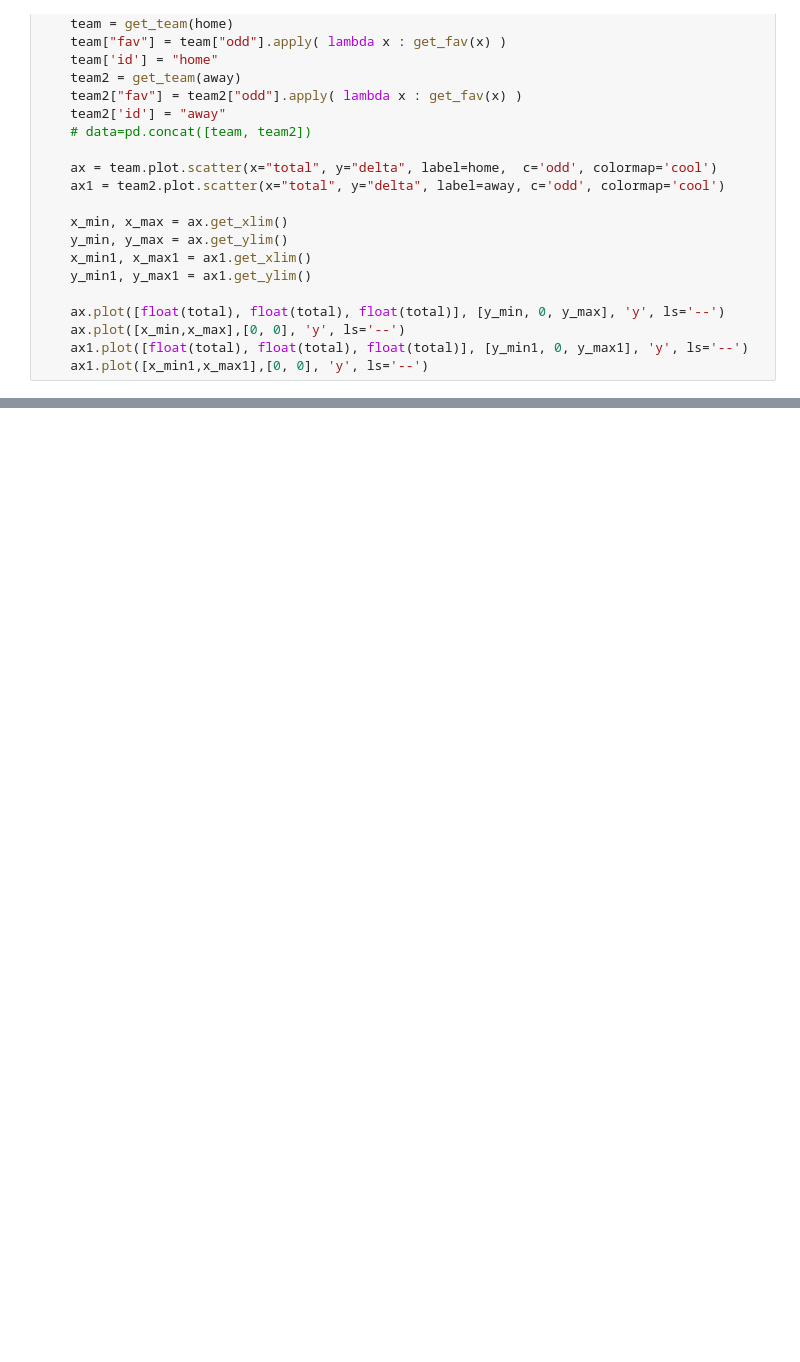
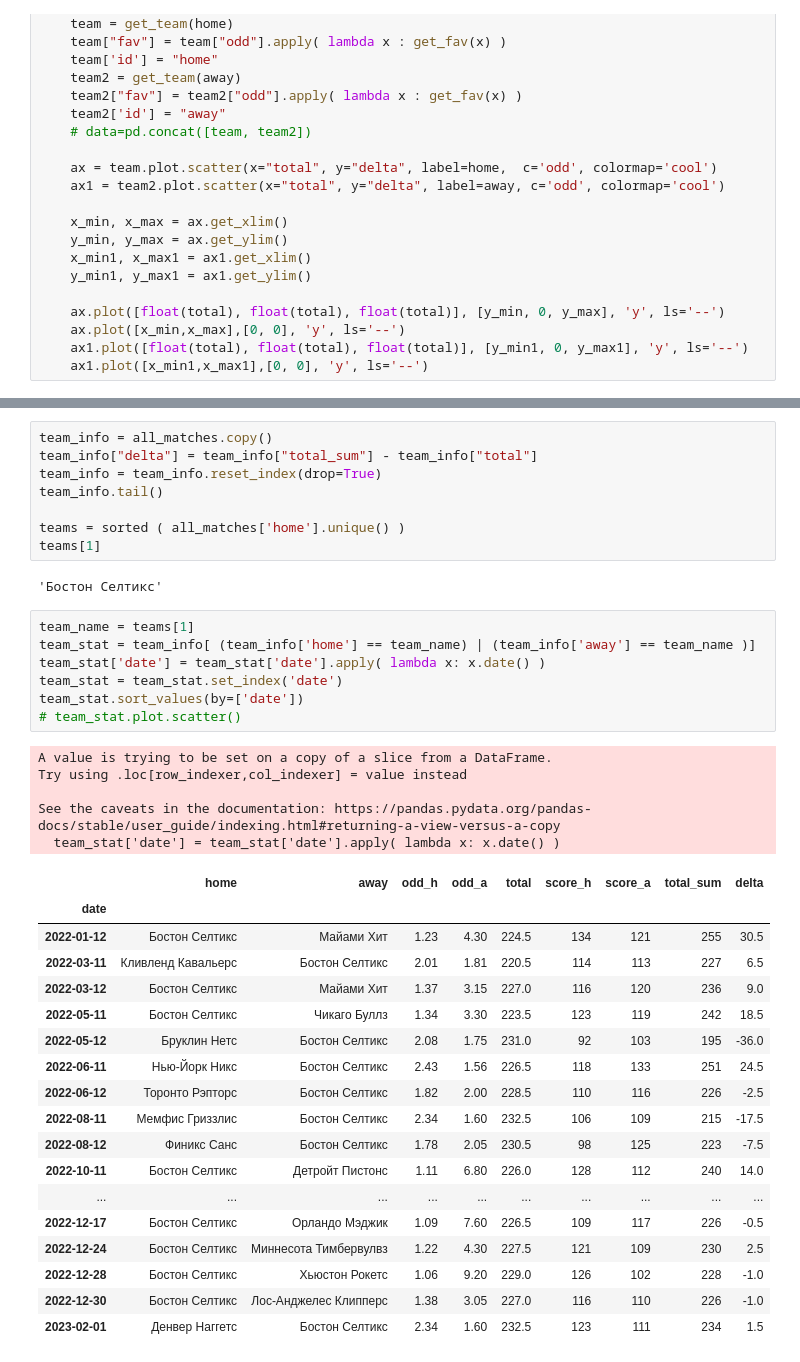
Before and after one commit to glahiator/basket_total, a Jupyter notebook: analyze.ipynb, the cells around one changed output, grey strips where cells are left out. Saved outputs shown, nothing was run; the diff lists cells and outputs as text; blank space fills up the shorter version.

Commit message:
Renew info about results

```diff
--- a/analyze.ipynb
+++ b/analyze.ipynb
@@ -91,0 +87,41 @@ For Сакраменто Кингз and Денвер Наггетс with total 2
+# %%
+team_info = all_matches.copy()
+team_info["delta"] = team_info["total_sum"] - team_info["total"]
+team_info = team_info.reset_index(drop=True)
+team_info.tail()
+
+teams = sorted ( all_matches['home'].unique() )
+teams[1]
+# %% [output]
+'Бостон Селтикс'
+# %%
+team_name = teams[1]
+team_stat = team_info[ (team_info['home'] == team_name) | (team_info['away'] == team_name )]
+team_stat['date'] = team_stat['date'].apply( lambda x: x.date() )
+team_stat = team_stat.set_index('date')
+team_stat.sort_values(by=['date'])
+# team_stat.plot.scatter()
+# %% [output]
+A value is trying to be set on a copy of a slice from a DataFrame.
+Try using .loc[row_indexer,col_indexer] = value instead
+
+See the caveats in the documentation: https://pandas.pydata.org/pandas-docs/stable/user_guide/indexing.html#returning-a-view-versus-a-copy
+  team_stat['date'] = team_stat['date'].apply( lambda x: x.date() )
+|  | home | away | odd_h | odd_a | total | score_h | score_a | total_sum | delta |
+| date |  |  |  |  |  |  |  |  |  |
+| 2022-01-12 | Бостон Селтикс | Майами Хит | 1.23 | 4.30 | 224.5 | 134 | 121 | 255 | 30.5 |
+| 2022-03-11 | Кливленд Кавальерс | Бостон Селтикс | 2.01 | 1.81 | 220.5 | 114 | 113 | 227 | 6.5 |
+| 2022-03-12 | Бостон Селтикс | Майами Хит | 1.37 | 3.15 | 227.0 | 116 | 120 | 236 | 9.0 |
+| 2022-05-11 | Бостон Селтикс | Чикаго Буллз | 1.34 | 3.30 | 223.5 | 123 | 119 | 242 | 18.5 |
+| 2022-05-12 | Бруклин Нетс | Бостон Селтикс | 2.08 | 1.75 | 231.0 | 92 | 103 | 195 | -36.0 |
+| 2022-06-11 | Нью-Йорк Никс | Бостон Селтикс | 2.43 | 1.56 | 226.5 | 118 | 133 | 251 | 24.5 |
+| 2022-06-12 | Торонто Рэпторс | Бостон Селтикс | 1.82 | 2.00 | 228.5 | 110 | 116 | 226 | -2.5 |
+| 2022-08-11 | Мемфис Гриззлис | Бостон Селтикс | 2.34 | 1.60 | 232.5 | 106 | 109 | 215 | -17.5 |
+| 2022-08-12 | Финикс Санс | Бостон Селтикс | 1.78 | 2.05 | 230.5 | 98 | 125 | 223 | -7.5 |
+| 2022-10-11 | Бостон Селтикс | Детройт Пистонс | 1.11 | 6.80 | 226.0 | 128 | 112 | 240 | 14.0 |
+| ... | ... | ... | ... | ... | ... | ... | ... | ... | ... |
+| 2022-12-17 | Бостон Селтикс | Орландо Мэджик | 1.09 | 7.60 | 226.5 | 109 | 117 | 226 | -0.5 |
+| 2022-12-24 | Бостон Селтикс | Миннесота Тимбервулвз | 1.22 | 4.30 | 227.5 | 121 | 109 | 230 | 2.5 |
+| 2022-12-28 | Бостон Селтикс | Хьюстон Рокетс | 1.06 | 9.20 | 229.0 | 126 | 102 | 228 | -1.0 |
+| 2022-12-30 | Бостон Селтикс | Лос-Анджелес Клипперс | 1.38 | 3.05 | 227.0 | 116 | 110 | 226 | -1.0 |
+| 2023-02-01 | Денвер Наггетс | Бостон Селтикс | 2.34 | 1.60 | 232.5 | 123 | 111 | 234 | 1.5 |
```
Also changed, not shown: parts of 2 cells of this notebook, 7 other files.
